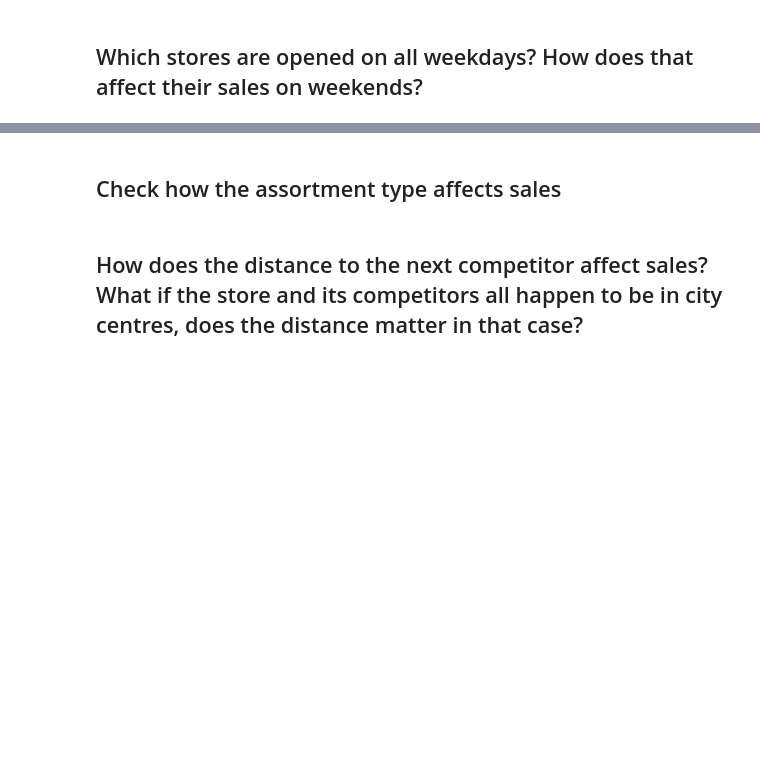
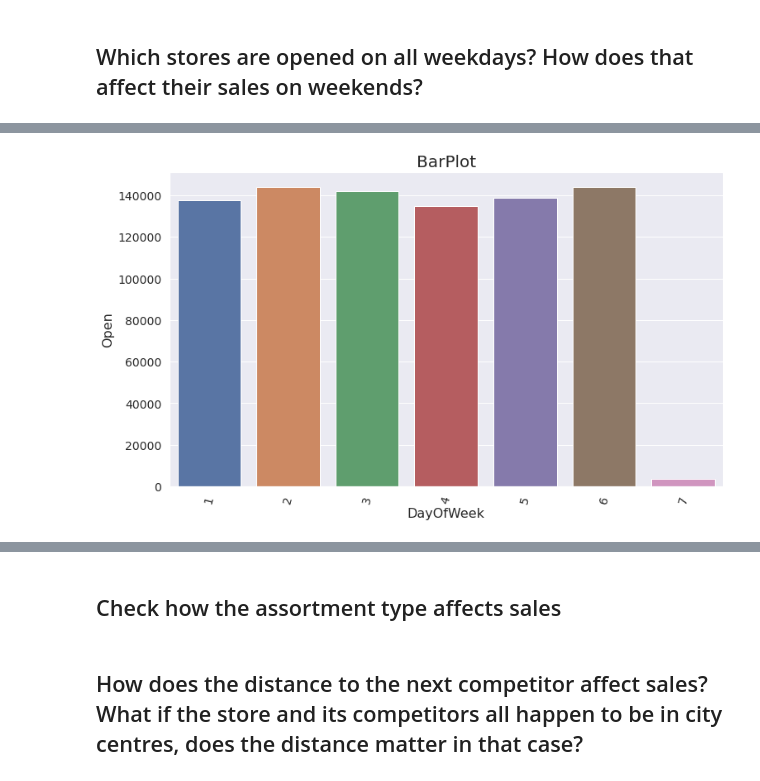
Before and after one commit to abel-blue/pharmaceutical-sales-prediction, a Jupyter notebook: notebooks/data_exploration.ipynb, the cells around one changed output, grey strips where cells are left out. Drawn from its saved outputs; the diff is of its cells as text; code cells hidden in the pictures; blank space fills up the shorter version.

```diff
--- a/notebooks/data_exploration.ipynb
+++ b/notebooks/data_exploration.ipynb
@@ -276,0 +324,4 @@ exploration.plot_scatter(train_store, 'DayOfWeek','Sales', 'scater for month and
+# %%
+exploration.plot_bar(weekly_data, 'DayOfWeek', 'Open', 'BarPlot', 'DayOfWeek', 'Open')
+# %% [output]
+[figure, added]
```
Also changed, not shown: parts of 36 cells of this notebook.
